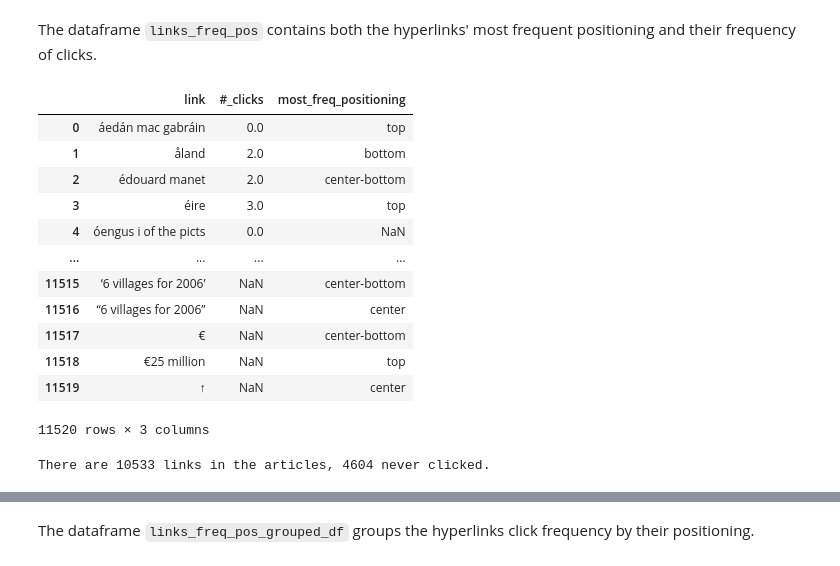
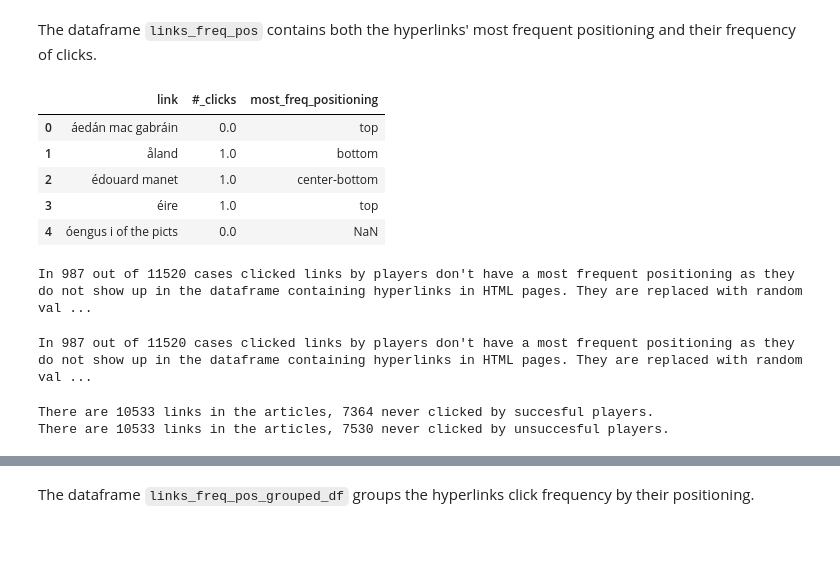
Before and after one commit to epfl-ada/ada-2022-project-theadalyzers, a Jupyter notebook: P2.ipynb, the cells around one changed output, grey strips where cells are left out. Saved outputs shown, nothing was run; the diff lists cells and outputs as text; code cells hidden in the pictures.

```diff
--- a/P2.ipynb
+++ b/P2.ipynb
@@ -145,22 +163,26 @@ clicked_links_filtered[:5]
 # %% [markdown]
 The dataframe `links_freq_df` contains the links' frequency of clicks.
 # %%
-links_name=[]
-links_freq=[]
+def get_clicks_frequency(paths_list):
 
-i=0
-for article in articles['article']: # count the number of times each article shows up in paths
-    count=0
-    links_name.append(article)
-    for i in range(len(clicked_links_filtered)):
-        if article in clicked_links_filtered[i]:
-            count+=1
-    links_freq.append(count)
+    links_name=[]
+    links_freq=[]
 
-links_name=pd.Series(links_name)
-links_freq=pd.Series(links_freq)
-links_freq_df=pd.concat([links_name, links_freq], axis=1, names=['link', '#_clicks'])
-links_freq_df.columns=['link', '#_clicks']
-links_freq_df.loc[links_freq_df['#_clicks']!=0].head()
+    for article in articles['article']: # count the number of times each article shows up in paths
+        count=0
+        links_name.append(article)
+        for path in range(len(paths_list)):
+            if article in paths_list[path]:
+                count+=paths_list[path].count(article)
+        links_freq.append(count)
+
+    links_freq_df=pd.concat([pd.Series(links_name), pd.Series(links_freq)], axis=1)
+    links_freq_df.columns=['link', '#_clicks']
+    return links_freq_df
+
+links_freq_df_f=get_clicks_frequency(clicked_links_filtered_f)
+links_freq_df_u=get_clicks_frequency(clicked_links_filtered_u)
+
+links_freq_df_f.loc[links_freq_df_f['#_clicks']!=0].head()
 # %% [output]
 |  | link | #_clicks |
@@ -216,7 +241,7 @@ def find_links(soup):
 
     link_positioning_df=pd.DataFrame(links, columns=['link', '#_paragraph']).drop_duplicates()
     link_positioning_df['positioning']=round(link_positioning_df['#_paragraph']/len(paragraphs), 2)
-    link_positioning_df['link']=filter_link_list(link_positioning_df['link'])
+    link_positioning_df['link']=link_positioning_df['link'].apply(filter_link)
     return link_positioning_df
 # %%
 # apply the function to all html files
@@ -344,7 +368,8 @@ The dataframe `most_freq_positioning_df` contains the hyperlinks' most frequent
 
 most_freq_positioning=link_positioning_concatenated.apply(find_positioning)
 most_freq_positioning_df=pd.DataFrame(most_freq_positioning, columns=['most_freq_positioning'])
-most_freq_positioning_df.reset_index()
+most_freq_positioning_df.reset_index(inplace=True)
+most_freq_positioning_df.head()
 # %% [output]
 |  | link | most_freq_positioning |
 | 0 |  | bottom |
@@ -362,19 +380,25 @@ most_freq_positioning_df.reset_index()
 # %% [markdown]
 The dataframe `links_freq_pos` contains both the hyperlinks' most frequent positioning and their frequency of clicks.
 # %%
-links_freq_pos=links_freq_df.merge(most_freq_positioning_df, how='outer', left_on='link', right_on='link')
-links_freq_pos
+links_freq_pos_f=links_freq_df_f.merge(most_freq_positioning_df, how='outer', left_on='link', right_on='link')
+links_freq_pos_u=links_freq_df_u.merge(most_freq_positioning_df, how='outer', left_on='link', right_on='link')
+links_freq_pos_f.head()
 # %% [output]
 |  | link | #_clicks | most_freq_positioning |
 | 0 | áedán mac gabráin | 0.0 | top |
-| 1 | åland | 2.0 | bottom |
-| 2 | édouard manet | 2.0 | center-bottom |
-| 3 | éire | 3.0 | top |
+| 1 | åland | 1.0 | bottom |
+| 2 | édouard manet | 1.0 | center-bottom |
+| 3 | éire | 1.0 | top |
 | 4 | óengus i of the picts | 0.0 | NaN |
-| ... | ... | ... | ... |
-| 11515 | ‘6 villages for 2006’ | NaN | center-bottom |
-| 11516 | “6 villages for 2006” | NaN | center |
-| 11517 | € | NaN | center-bottom |
-| 11518 | €25 million | NaN | top |
-| 11519 | ↑ | NaN | center |
-11520 rows × 3 columns
+# %%
+print('In {0} out of {1} cases clicked links by players don\'t have a most frequent positioning as they do not show up \
+in the dataframe containing hyperlinks in HTML pages. They are replaced with random values.'\
+      .format((links_freq_pos_f['most_freq_positioning'].isna()).sum(), len(links_freq_pos_f)))
+# %% [output]
+In 987 out of 11520 cases clicked links by players don't have a most frequent positioning as they do not show up in the dataframe containing hyperlinks in HTML pages. They are replaced with random val ...
+# %%
+print('In {0} out of {1} cases clicked links by players don\'t have a most frequent positioning as they do not show up \
+in the dataframe containing hyperlinks in HTML pages. They are replaced with random values.'\
+      .format((links_freq_pos_u['most_freq_positioning'].isna()).sum(), len(links_freq_pos_u)))
+# %% [output]
+In 987 out of 11520 cases clicked links by players don't have a most frequent positioning as they do not show up in the dataframe containing hyperlinks in HTML pages. They are replaced with random val ...
@@ -381,5 +410,10 @@ links_freq_pos
 # %%
-not_clicked=links_freq_pos['#_clicks'].isnull().value_counts()[0]
-print('There are {0} links in the articles, {1} never clicked.'.format(len(most_freq_positioning_df), not_clicked))
+links_freq_pos_f['#_clicks'].fillna(0,inplace=True) #count NaN as 0 frequency
+links_freq_pos_u['#_clicks'].fillna(0,inplace=True)
+not_clicked_f=(links_freq_pos_f['#_clicks']==0).sum() #null #_clicks
+not_clicked_u=(links_freq_pos_u['#_clicks']==0).sum()
+print('There are {0} links in the articles, {1} never clicked by succesful players.'.format(len(most_freq_positioning_df), not_clicked_f))
+print('There are {0} links in the articles, {1} never clicked by unsuccesful players.'.format(len(most_freq_positioning_df), not_clicked_u))
 # %% [output]
-There are 10533 links in the articles, 4604 never clicked.
+There are 10533 links in the articles, 7364 never clicked by succesful players.
+There are 10533 links in the articles, 7530 never clicked by unsuccesful players.
```
Also changed, not shown: parts of 72 cells of this notebook.
